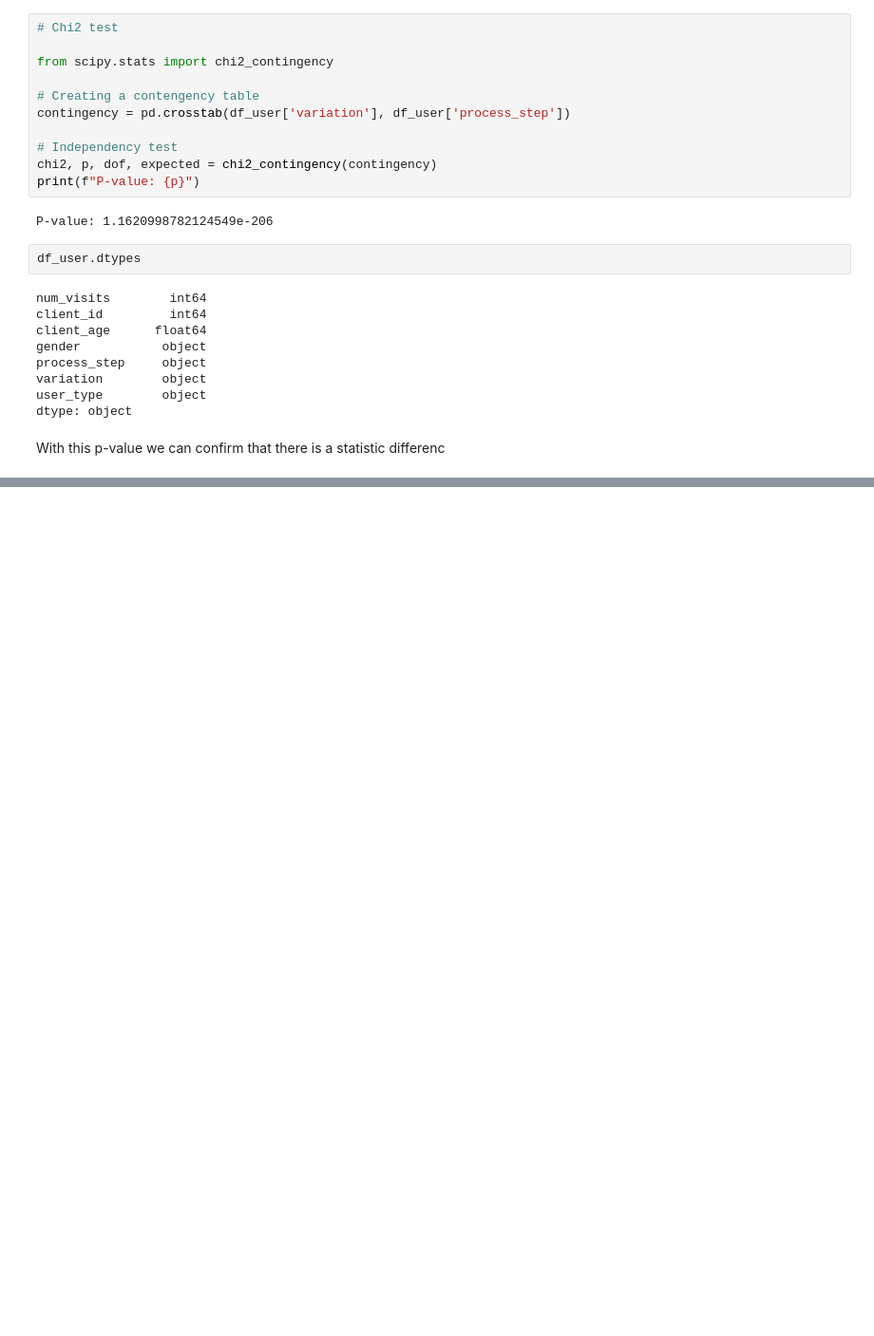
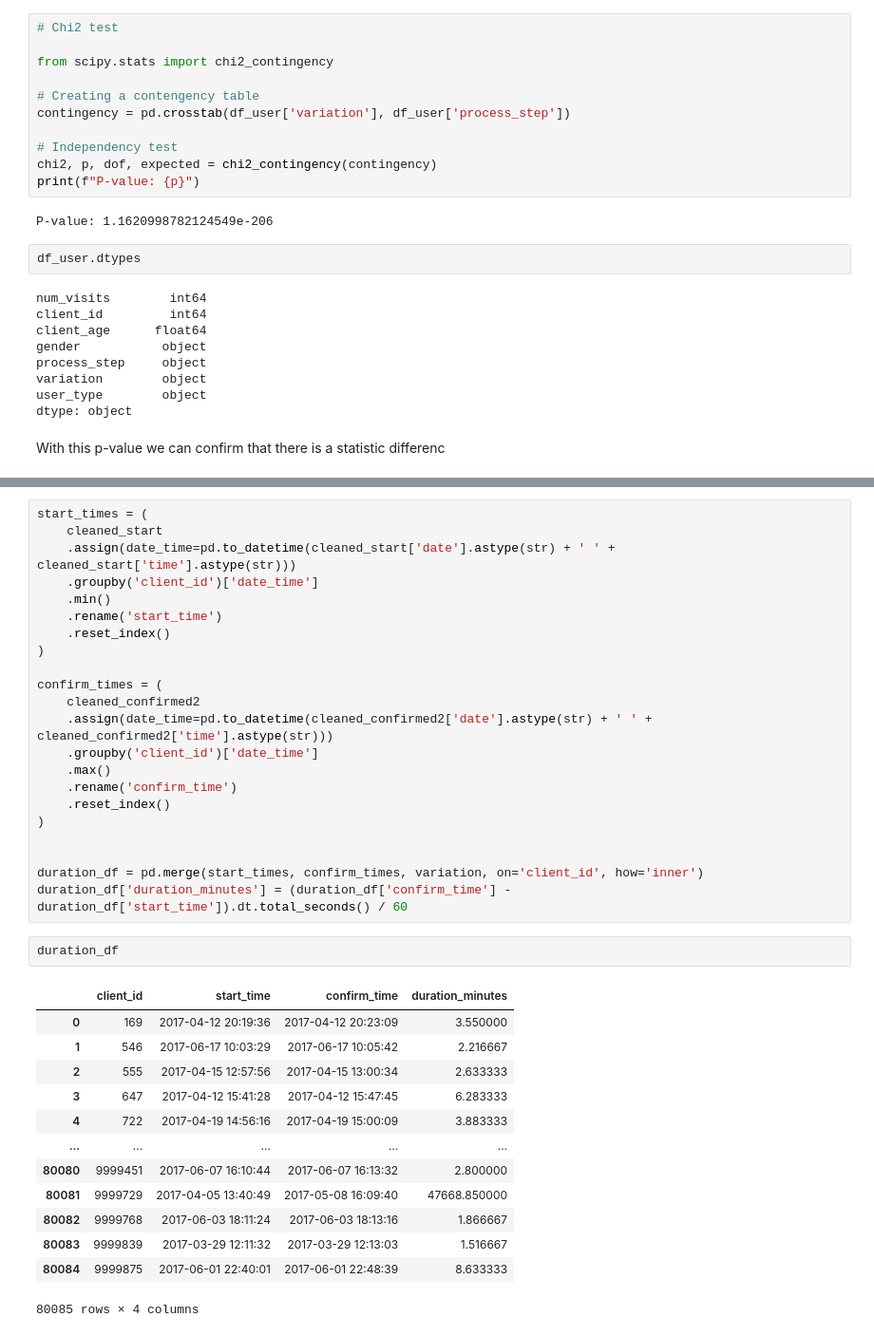
Before and after one commit to SofyMelvill/vanguard-ab-test, a Jupyter notebook: data_SA.ipynb, the cells around one changed output, grey strips where cells are left out. Shown: that part at 95% size. Saved outputs shown, nothing was run; the diff lists cells and outputs as text; blank space fills up the shorter version.

```diff
--- a/data_SA.ipynb
+++ b/data_SA.ipynb
@@ -1117,0 +970,38 @@ we have proved our hypothesis and Females do engage in new process more often th
+# %%
+start_times = (
+    cleaned_start
+    .assign(date_time=pd.to_datetime(cleaned_start['date'].astype(str) + ' ' + cleaned_start['time'].astype(str)))
+    .groupby('client_id')['date_time']
+    .min()
+    .rename('start_time')
+    .reset_index()
+)
+
+confirm_times = (
+    cleaned_confirmed2
+    .assign(date_time=pd.to_datetime(cleaned_confirmed2['date'].astype(str) + ' ' + cleaned_confirmed2['time'].astype(str)))
+    .groupby('client_id')['date_time']
+    .max()
+    .rename('confirm_time')
+    .reset_index()
+)
+
+
+duration_df = pd.merge(start_times, confirm_times, variation, on='client_id', how='inner')
+duration_df['duration_minutes'] = (duration_df['confirm_time'] - duration_df['start_time']).dt.total_seconds() / 60
+# %%
+duration_df
+# %% [output]
+|  | client_id | start_time | confirm_time | duration_minutes |
+| 0 | 169 | 2017-04-12 20:19:36 | 2017-04-12 20:23:09 | 3.550000 |
+| 1 | 546 | 2017-06-17 10:03:29 | 2017-06-17 10:05:42 | 2.216667 |
+| 2 | 555 | 2017-04-15 12:57:56 | 2017-04-15 13:00:34 | 2.633333 |
+| 3 | 647 | 2017-04-12 15:41:28 | 2017-04-12 15:47:45 | 6.283333 |
+| 4 | 722 | 2017-04-19 14:56:16 | 2017-04-19 15:00:09 | 3.883333 |
+| ... | ... | ... | ... | ... |
+| 80080 | 9999451 | 2017-06-07 16:10:44 | 2017-06-07 16:13:32 | 2.800000 |
+| 80081 | 9999729 | 2017-04-05 13:40:49 | 2017-05-08 16:09:40 | 47668.850000 |
+| 80082 | 9999768 | 2017-06-03 18:11:24 | 2017-06-03 18:13:16 | 1.866667 |
+| 80083 | 9999839 | 2017-03-29 12:11:32 | 2017-03-29 12:13:03 | 1.516667 |
+| 80084 | 9999875 | 2017-06-01 22:40:01 | 2017-06-01 22:48:39 | 8.633333 |
+80085 rows × 4 columns
```
Also changed, not shown: parts of 24 cells of this notebook.
